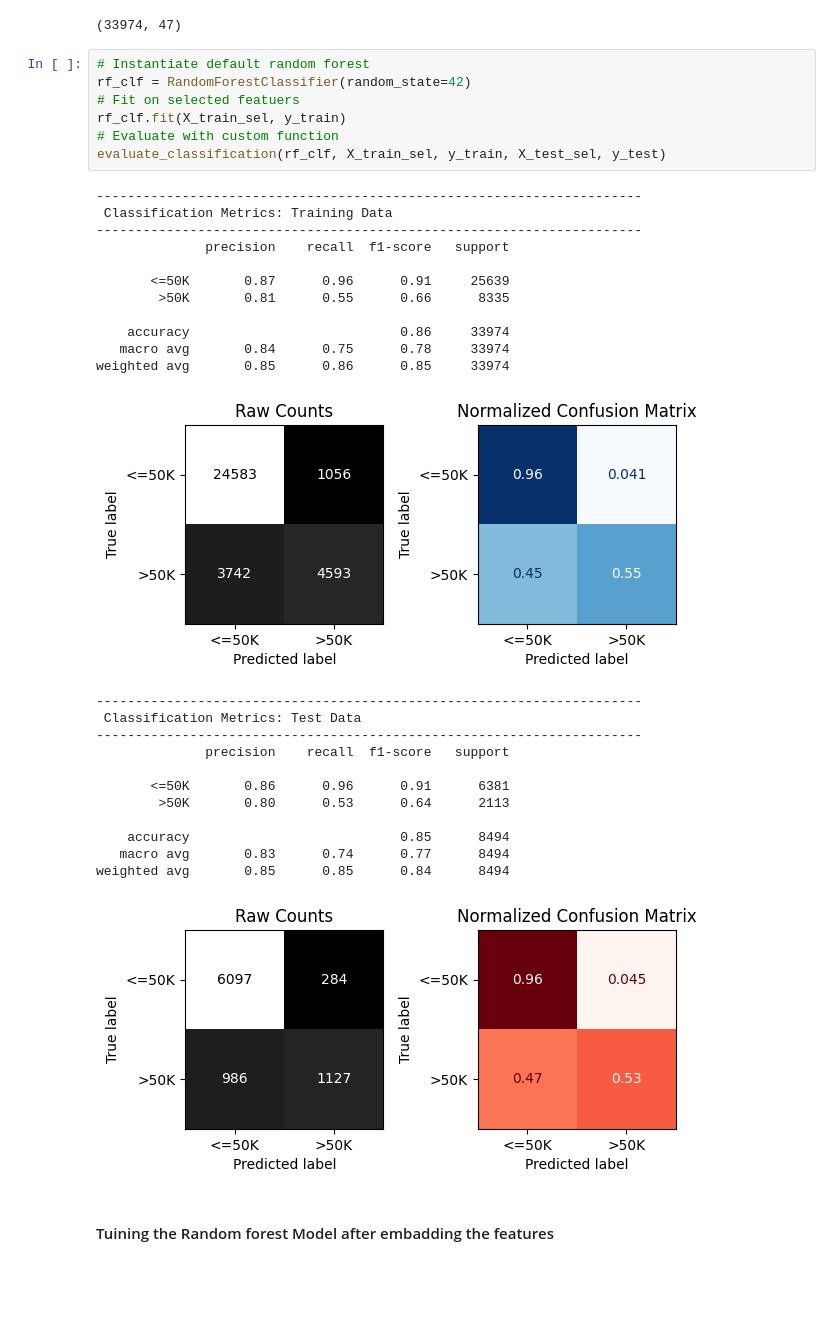
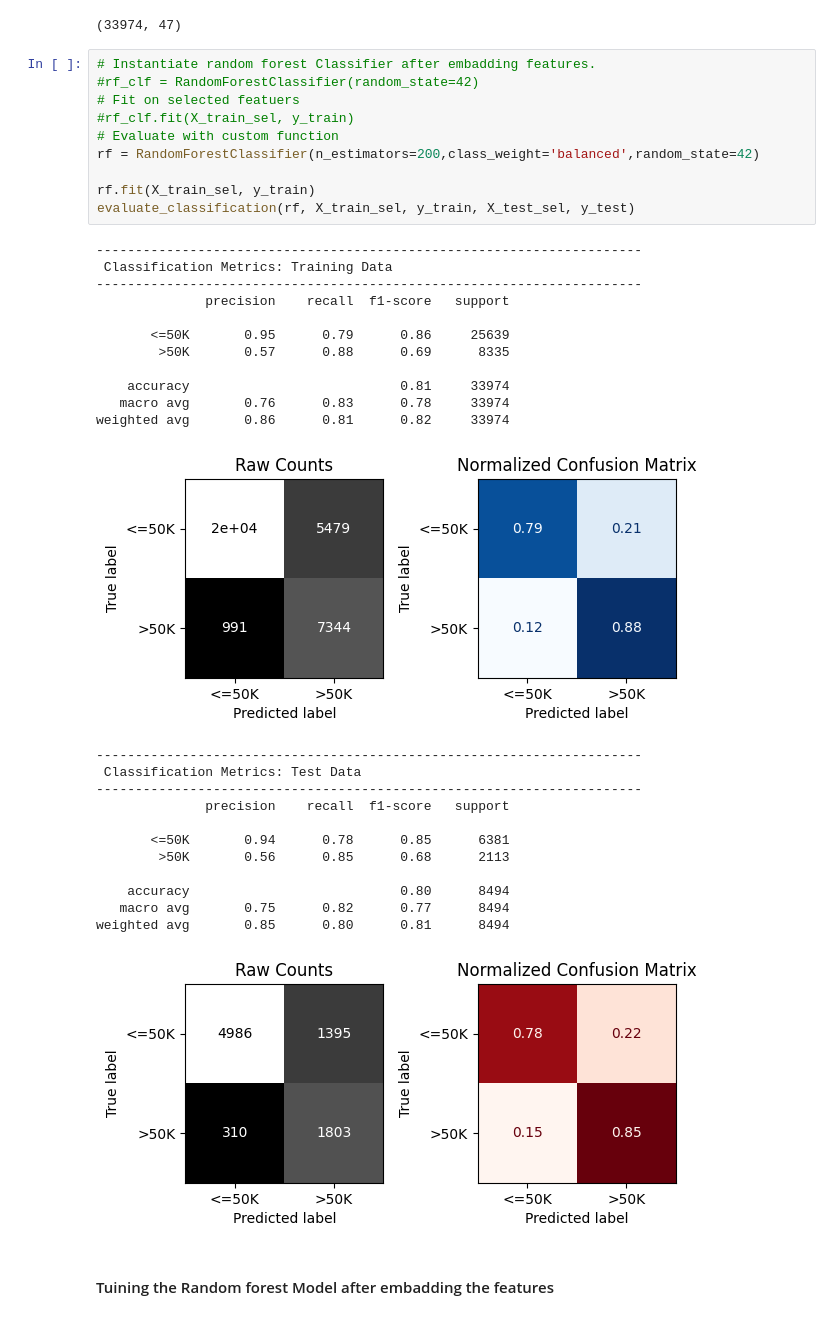
Before and after one commit to Hibashanti/Adult-Income-Dataset, a Jupyter notebook: ِAdult_Income_Dataset.ipynb, the cells around one changed output. Drawn from its saved outputs; the diff is of its cells as text; blank space fills up the shorter version.

```diff
--- a/ِAdult_Income_Dataset.ipynb
+++ b/ِAdult_Income_Dataset.ipynb
@@ -604,37 +604,40 @@ X_train_sel.shape
 # %% [output]
 (33974, 47)
 # %%
-# Instantiate default random forest
-rf_clf = RandomForestClassifier(random_state=42)
+# Instantiate random forest Classifier after embadding features.
+#rf_clf = RandomForestClassifier(random_state=42)
 # Fit on selected featuers
-rf_clf.fit(X_train_sel, y_train)
+#rf_clf.fit(X_train_sel, y_train)
 # Evaluate with custom function
-evaluate_classification(rf_clf, X_train_sel, y_train, X_test_sel, y_test)
+rf = RandomForestClassifier(n_estimators=200,class_weight='balanced',random_state=42)
+
+rf.fit(X_train_sel, y_train)
+evaluate_classification(rf, X_train_sel, y_train, X_test_sel, y_test)
 # %% [output]
 ----------------------------------------------------------------------
  Classification Metrics: Training Data
 ----------------------------------------------------------------------
               precision    recall  f1-score   support
 
-       <=50K       0.87      0.96      0.91     25639
-        >50K       0.81      0.55      0.66      8335
+       <=50K       0.95      0.79      0.86     25639
+        >50K       0.57      0.88      0.69      8335
 
-    accuracy                           0.86     33974
-   macro avg       0.84      0.75      0.78     33974
-weighted avg       0.85      0.86      0.85     33974
+    accuracy                           0.81     33974
+   macro avg       0.76      0.83      0.78     33974
+weighted avg       0.86      0.81      0.82     33974
-[figure, old version]
+[figure, new version]
 ----------------------------------------------------------------------
  Classification Metrics: Test Data
 ----------------------------------------------------------------------
               precision    recall  f1-score   support
 
-       <=50K       0.86      0.96      0.91      6381
-        >50K       0.80      0.53      0.64      2113
+       <=50K       0.94      0.78      0.85      6381
+        >50K       0.56      0.85      0.68      2113
 
-    accuracy                           0.85      8494
-   macro avg       0.83      0.74      0.77      8494
-weighted avg       0.85      0.85      0.84      8494
+    accuracy                           0.80      8494
+   macro avg       0.75      0.82      0.77      8494
+weighted avg       0.85      0.80      0.81      8494
-[figure, old version]
+[figure, new version]
 # %% [markdown]
 #### Tuining the Random forest Model after embadding the features
 # %%
```
Also changed, not shown: parts of 4 cells of this notebook.
